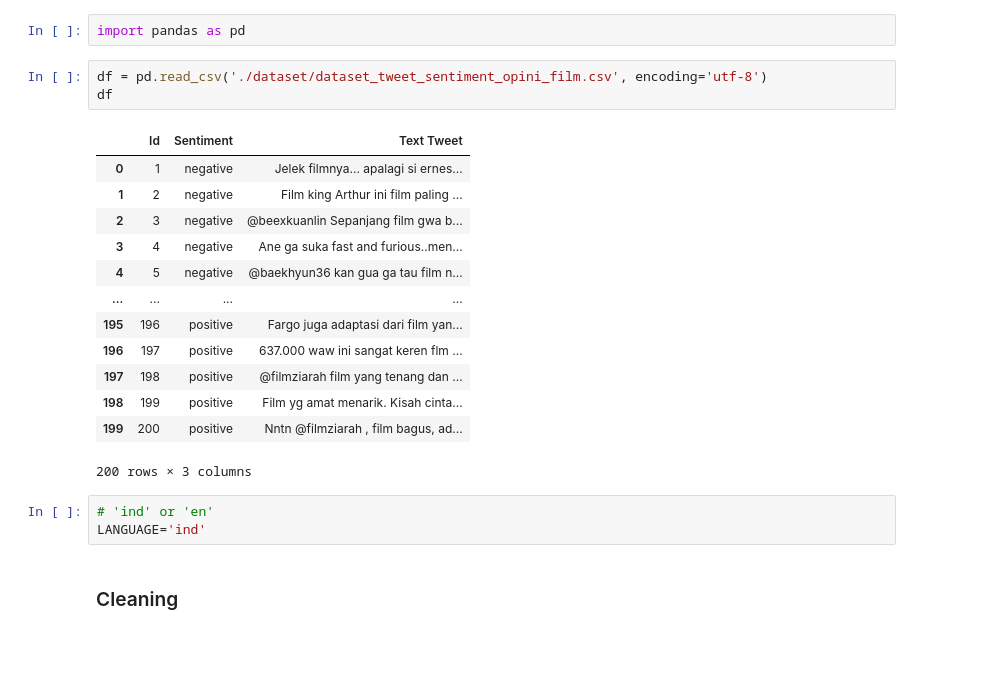
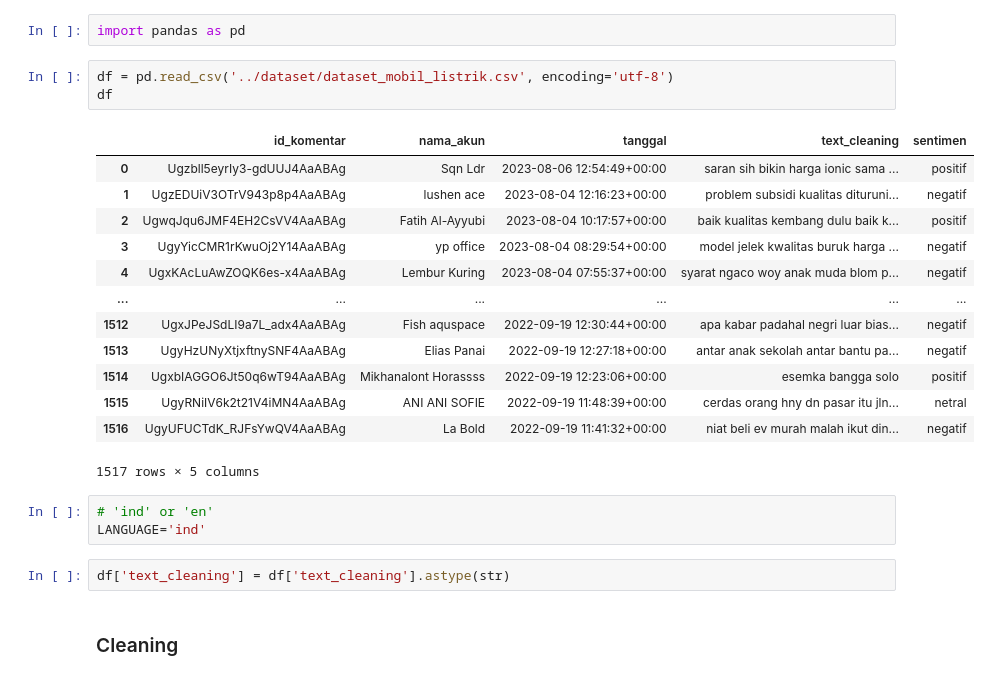
Before and after one commit to ardwiinoo/knn-sentiment-analysis, a Jupyter notebook: notebook/cleaning.ipynb, the cells around one changed output. Saved outputs shown, nothing was run; the diff lists cells and outputs as text; blank space fills up the shorter version.

Commit message:
cleaning new dataser

```diff
--- a/notebook/cleaning.ipynb
+++ b/notebook/cleaning.ipynb
@@ -3,25 +3,27 @@
 # %%
 import pandas as pd
 # %%
-df = pd.read_csv('./dataset/dataset_tweet_sentiment_opini_film.csv', encoding='utf-8')
+df = pd.read_csv('../dataset/dataset_mobil_listrik.csv', encoding='utf-8')
 df
 # %% [output]
-|  | Id | Sentiment | Text Tweet |
-| 0 | 1 | negative | Jelek filmnya... apalagi si ernes... |
-| 1 | 2 | negative | Film king Arthur ini film paling ... |
-| 2 | 3 | negative | @beexkuanlin Sepanjang film gwa b... |
-| 3 | 4 | negative | Ane ga suka fast and furious..men... |
-| 4 | 5 | negative | @baekhyun36 kan gua ga tau film n... |
-| ... | ... | ... | ... |
-| 195 | 196 | positive | Fargo juga adaptasi dari film yan... |
-| 196 | 197 | positive | 637.000 waw ini sangat keren flm ... |
-| 197 | 198 | positive | @filmziarah film yang tenang dan ... |
-| 198 | 199 | positive | Film yg amat menarik. Kisah cinta... |
-| 199 | 200 | positive | Nntn @filmziarah , film bagus, ad... |
+|  | id_komentar | nama_akun | tanggal | text_cleaning | sentimen |
+| 0 | Ugzbll5eyrIy3-gdUUJ4AaABAg | Sqn Ldr | 2023-08-06 12:54:49+00:00 | saran sih bikin harga ionic sama ... | positif |
+| 1 | UgzEDUiV3OTrV943p8p4AaABAg | lushen ace | 2023-08-04 12:16:23+00:00 | problem subsidi kualitas dituruni... | negatif |
+| 2 | UgwqJqu6JMF4EH2CsVV4AaABAg | Fatih Al-Ayyubi | 2023-08-04 10:17:57+00:00 | baik kualitas kembang dulu baik k... | positif |
+| 3 | UgyYicCMR1rKwuOj2Y14AaABAg | yp office | 2023-08-04 08:29:54+00:00 | model jelek kwalitas buruk harga ... | negatif |
+| 4 | UgxKAcLuAwZOQK6es-x4AaABAg | Lembur Kuring | 2023-08-04 07:55:37+00:00 | syarat ngaco woy anak muda blom p... | negatif |
+| ... | ... | ... | ... | ... | ... |
+| 1512 | UgxJPeJSdLI9a7L_adx4AaABAg | Fish aquspace | 2022-09-19 12:30:44+00:00 | apa kabar padahal negri luar bias... | negatif |
+| 1513 | UgyHzUNyXtjxftnySNF4AaABAg | Elias Panai | 2022-09-19 12:27:18+00:00 | antar anak sekolah antar bantu pa... | negatif |
+| 1514 | UgxbIAGGO6Jt50q6wT94AaABAg | Mikhanalont Horassss | 2022-09-19 12:23:06+00:00 | esemka bangga solo | positif |
+| 1515 | UgyRNiIV6k2t21V4iMN4AaABAg | ANI ANI SOFIE | 2022-09-19 11:48:39+00:00 | cerdas orang hny dn pasar itu jln... | netral |
+| 1516 | UgyUFUCTdK_RJFsYwQV4AaABAg | La Bold | 2022-09-19 11:41:32+00:00 | niat beli ev murah malah ikut din... | negatif |
-200 rows × 3 columns
+1517 rows × 5 columns
 # %%
 # 'ind' or 'en'
 LANGUAGE='ind'
+# %%
+df['text_cleaning'] = df['text_cleaning'].astype(str)
 # %% [markdown]
 ### Cleaning
 # %%
```
Also changed, not shown: parts of 9 cells of this notebook.
